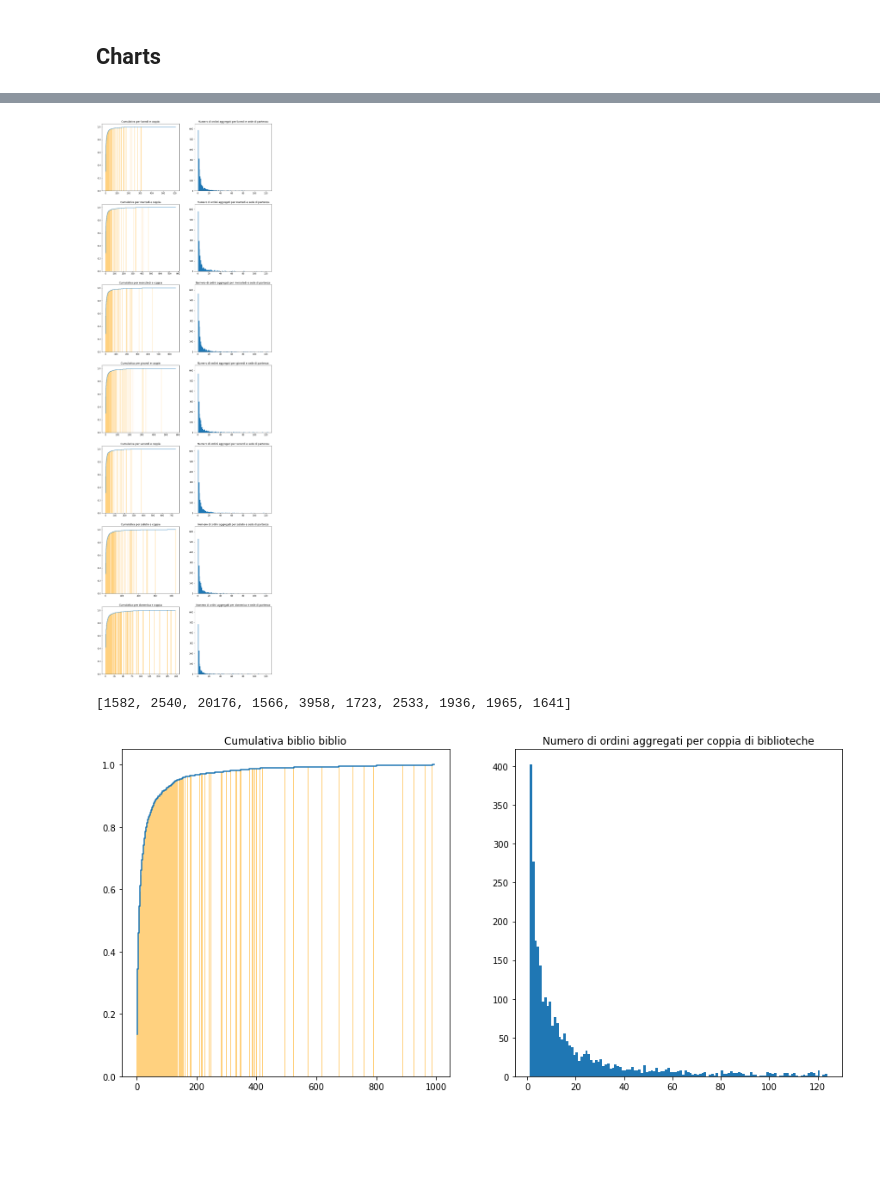
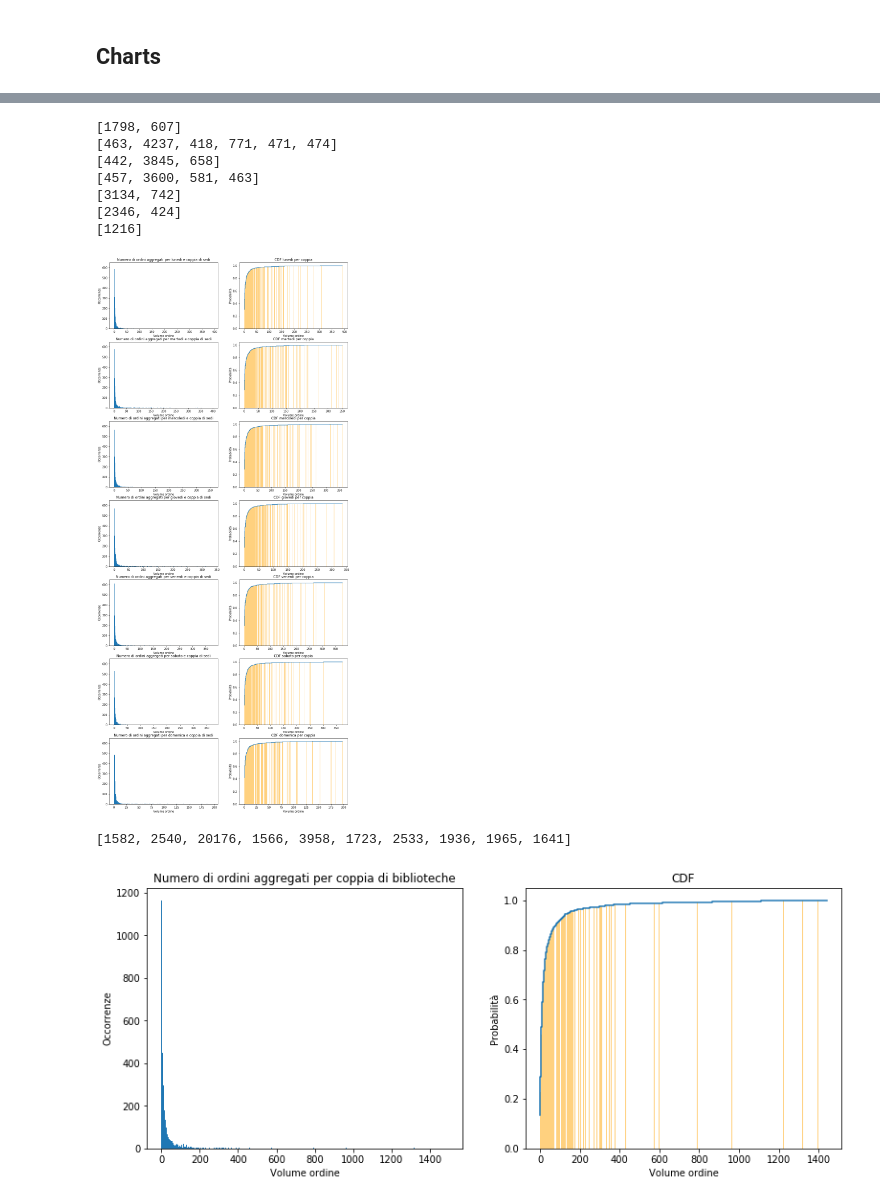
Before and after one commit to MassimoCavagna/Bachelor-Thesis, a Jupyter notebook: Dati/explorative_analysis/Distribution_analysis.ipynb, the cells around one changed output, grey strips where cells are left out. Drawn from its saved outputs; the diff is of its cells as text; code cells hidden in the pictures; blank space fills up the shorter version.

```diff
--- a/Dati/explorative_analysis/Distribution_analysis.ipynb
+++ b/Dati/explorative_analysis/Distribution_analysis.ipynb
@@ -215,0 +301,4 @@ plt.show()
+# %%
+#Single biblio freq
+s_b_f = pd.read_csv("distribution/ords_by_date_filtered_uscita.csv", delimiter=";", encoding = "ISO-8859-1", index_col=0)
+set(s_b_f.index)
@@ -215,0 +402,8 @@ plt.show()
+# %%
+x = []
+y = []
+for i in range(1,max(s_b_f["biblioteca_partenza"])):
+    c=list(s_b_f["biblioteca_partenza"].values).count(i)
+    if c>0:
+        y.append(c)
+        x.append(i)
@@ -223,7 +488,7 @@ for d in k.index:
 tot_rz = [n for n in tot if n!=0]
 x = []
 y = []
-for i in range(1,1000):
+for i in range(1,1500):
     c = list(tot_rz).count(i)
     if c>0:
         y.append(c)
@@ -245,36 +514,50 @@ plt.show()
 # %%
 pos = 1
-plt.figure(figsize=[15,50])
+plt.figure(figsize=[15,35])
 for d in k.index:
     tmp = pd.read_csv("distribution/"+d+"_biblio_freq.csv", delimiter=";", encoding = "ISO-8859-1", index_col=0)
     tot = []
 
     for lt in tmp.values.tolist():
         tot += lt
 
     tot_rz = [n for n in tot if n!=0]
+    print([n for n in tot if n>400])
 
     x = []
     y = []
-    for i in range(1,1000):
+    for i in range(1,400):
         c = list(tot_rz).count(i)
         if c>0:
             y.append(c)
             x.append(i)
 
-    plt.subplot(7,2,pos)
+    plt.subplot(7,2,pos+1)
     plt.bar(x, np.cumsum(y)/max(np.cumsum(y)), width=1, color="orange", alpha=0.5)
     plt.step(x, np.cumsum(y)/max(np.cumsum(y)))
-    plt.title("Cumulativa per "+d+" e coppia")
+    plt.xlabel("Volume ordine")
+    plt.ylabel("Probabilità")
+    plt.title("CDF "+d+" per coppia")
+
     pos+=1
-    plt.subplot(7,2,pos)
-    plt.hist(tot_rz, bins=range(1, 125, 1))
+
+    plt.subplot(7,2,pos-1)
+    plt.hist(tot_rz, bins=range(1, max([n for n in tot if n<=400]), 1))
     plt.ylim([0,650])
-    plt.title("Numero di ordini aggregati per "+d+" e sede di partenza")
+    plt.xlabel("Volume ordine")
+    plt.ylabel("Occorrenze")
+    plt.title("Numero di ordini aggregati per "+d+" e coppia di sedi")
     pos += 1
 plt.show()
 # %% [output]
+[1798, 607]
+[463, 4237, 418, 771, 471, 474]
+[442, 3845, 658]
+[457, 3600, 581, 463]
+[3134, 742]
+[2346, 424]
+[1216]
-[figure, old version]
+[figure, new version]
 # %%
 tot = []
 tmp = pd.read_csv("distribution/ord_numbers.csv", delimiter=";", encoding = "ISO-8859-1", index_col=0)
@@ -294,17 +577,21 @@ for i in range(1,1000):
 # %% [output]
 [1582, 2540, 20176, 1566, 3958, 1723, 2533, 1936, 1965, 1641]
 # %%
-plt.figure(figsize=[15,7])
-plt.subplot(121)
+plt.figure(figsize=[13,5])
+plt.subplot(122)
 plt.bar(x, np.cumsum(y)/max(np.cumsum(y)), width=1, color="orange", alpha=0.5)
 plt.step(x, np.cumsum(y)/max(np.cumsum(y)))
-plt.title("Cumulativa biblio biblio")
+plt.xlabel("Volume ordine")
+plt.ylabel("Probabilità")
+plt.title("CDF")
 
-plt.subplot(122)
-plt.hist(tot_rz, bins=range(1, 125, 1))
+plt.subplot(121)
+plt.hist(tot_rz, bins=range(1, 1500, 5))
+plt.xlabel("Volume ordine")
+plt.ylabel("Occorrenze")
 plt.title("Numero di ordini aggregati per coppia di biblioteche")
 
 plt.show()
 # %% [output]
-[figure, old version]
+[figure, new version]
 # %%
```
Also changed, not shown: parts of 28 cells of this notebook, 3 other files.
